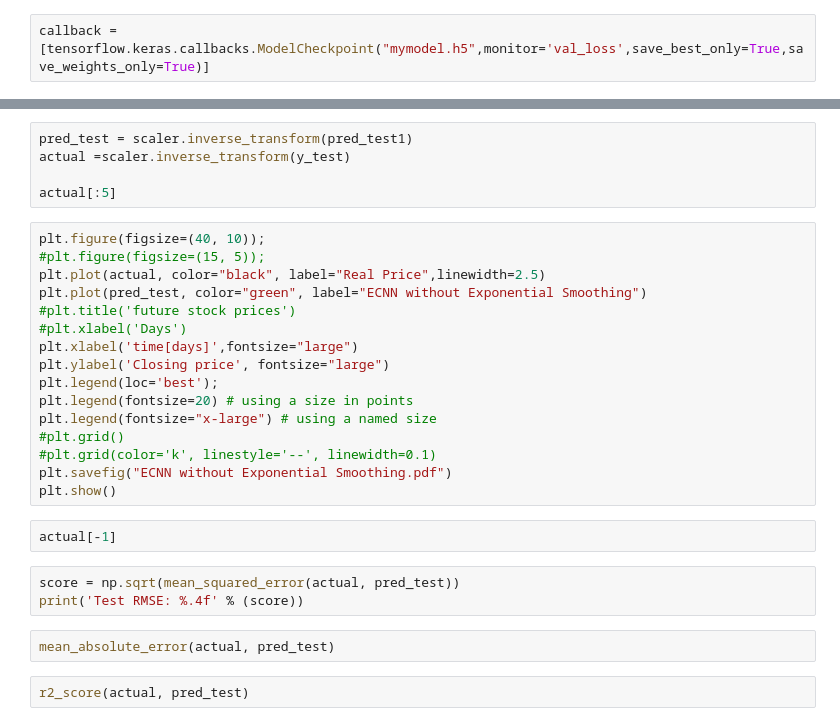
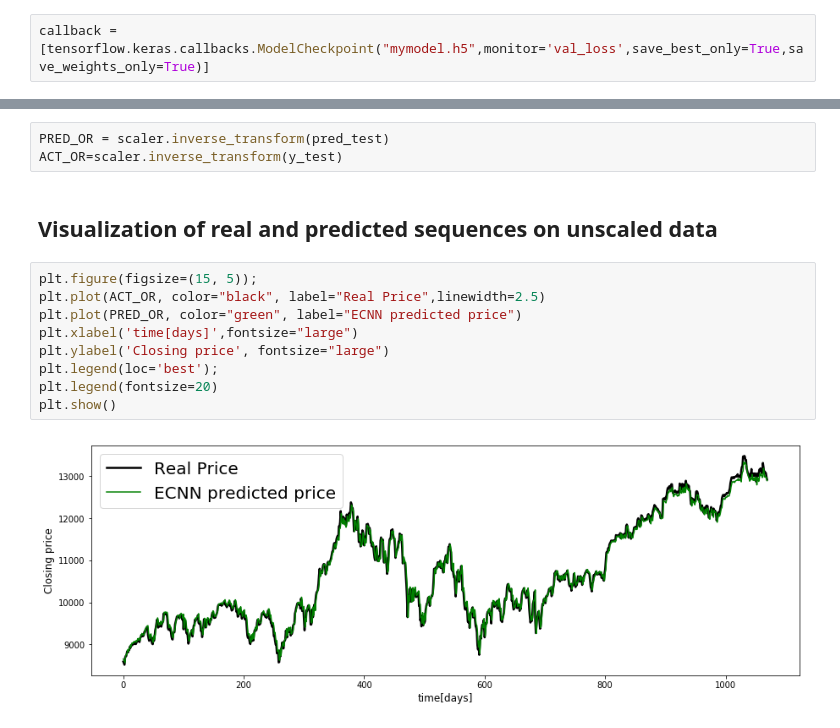
Before and after one commit to tensorflow/addons, a Jupyter notebook: tensorflow_addons/layers/ecnn_classes_examples.ipynb, the cells around one changed output, grey strips where cells are left out. Drawn from its saved outputs; the diff is of its cells as text.

```diff
--- a/tensorflow_addons/layers/ecnn_classes_examples.ipynb
+++ b/tensorflow_addons/layers/ecnn_classes_examples.ipynb
@@ -596,30 +618,16 @@ plt.show()
 # %%
-pred_test = scaler.inverse_transform(pred_test1)
-actual =scaler.inverse_transform(y_test)
-
-actual[:5]
+PRED_OR = scaler.inverse_transform(pred_test)
+ACT_OR=scaler.inverse_transform(y_test)
+# %% [markdown]
+## Visualization of real and predicted sequences on unscaled data
 # %%
-plt.figure(figsize=(40, 10));
-#plt.figure(figsize=(15, 5));
-plt.plot(actual, color="black", label="Real Price",linewidth=2.5)
-plt.plot(pred_test, color="green", label="ECNN without Exponential Smoothing")
-#plt.title('future stock prices')
-#plt.xlabel('Days')
+plt.figure(figsize=(15, 5));
+plt.plot(ACT_OR, color="black", label="Real Price",linewidth=2.5)
+plt.plot(PRED_OR, color="green", label="ECNN predicted price")
 plt.xlabel('time[days]',fontsize="large")
 plt.ylabel('Closing price', fontsize="large")
 plt.legend(loc='best');
-plt.legend(fontsize=20) # using a size in points
-plt.legend(fontsize="x-large") # using a named size
-#plt.grid()
-#plt.grid(color='k', linestyle='--', linewidth=0.1)
-plt.savefig("ECNN without Exponential Smoothing.pdf")
+plt.legend(fontsize=20)
 plt.show()
+# %% [output]
+[figure, added]
-# %%
-actual[-1]
-# %%
-score = np.sqrt(mean_squared_error(actual, pred_test))
-print('Test RMSE: %.4f' % (score))
-# %%
-mean_absolute_error(actual, pred_test)
-# %%
-r2_score(actual, pred_test)
```
Also changed, not shown: parts of 37 cells of this notebook.
